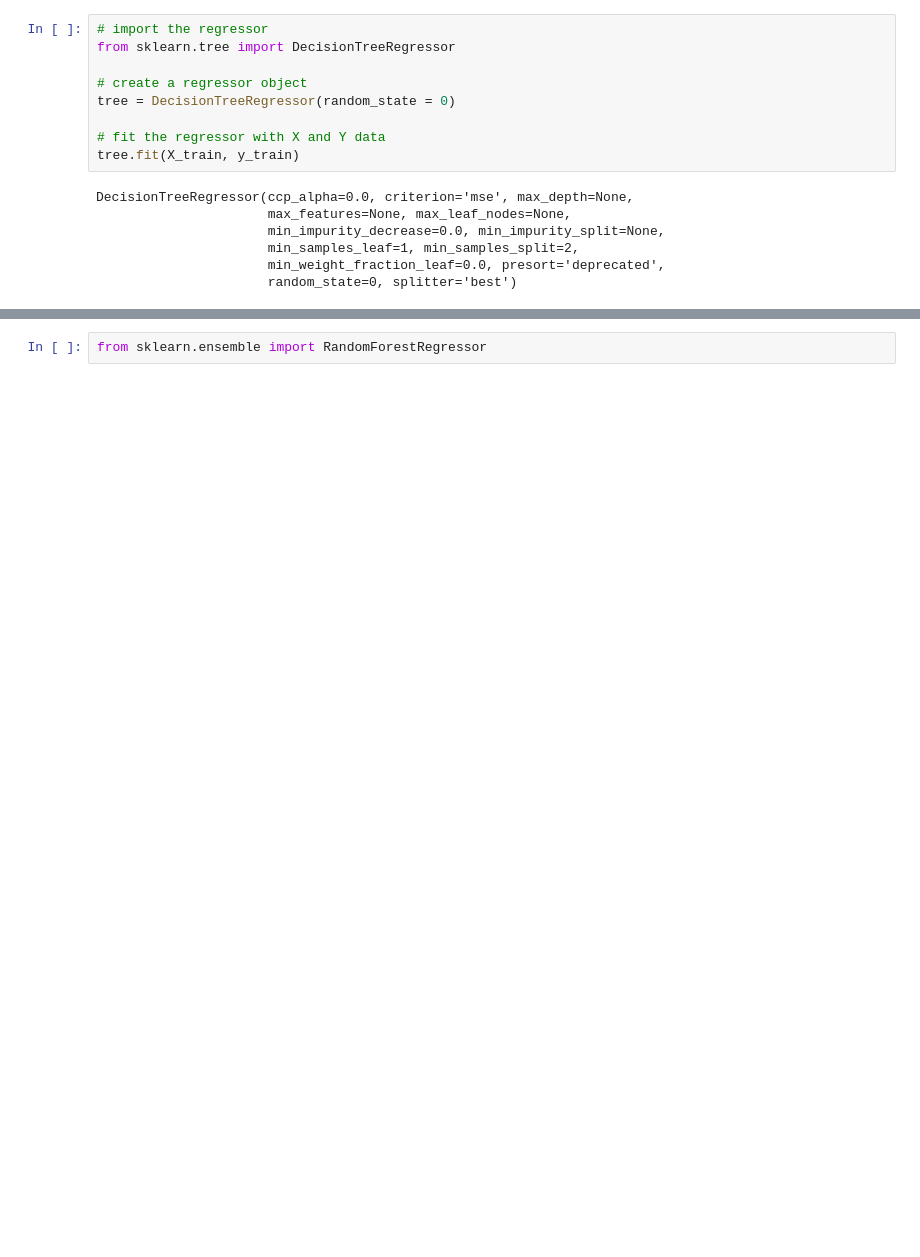
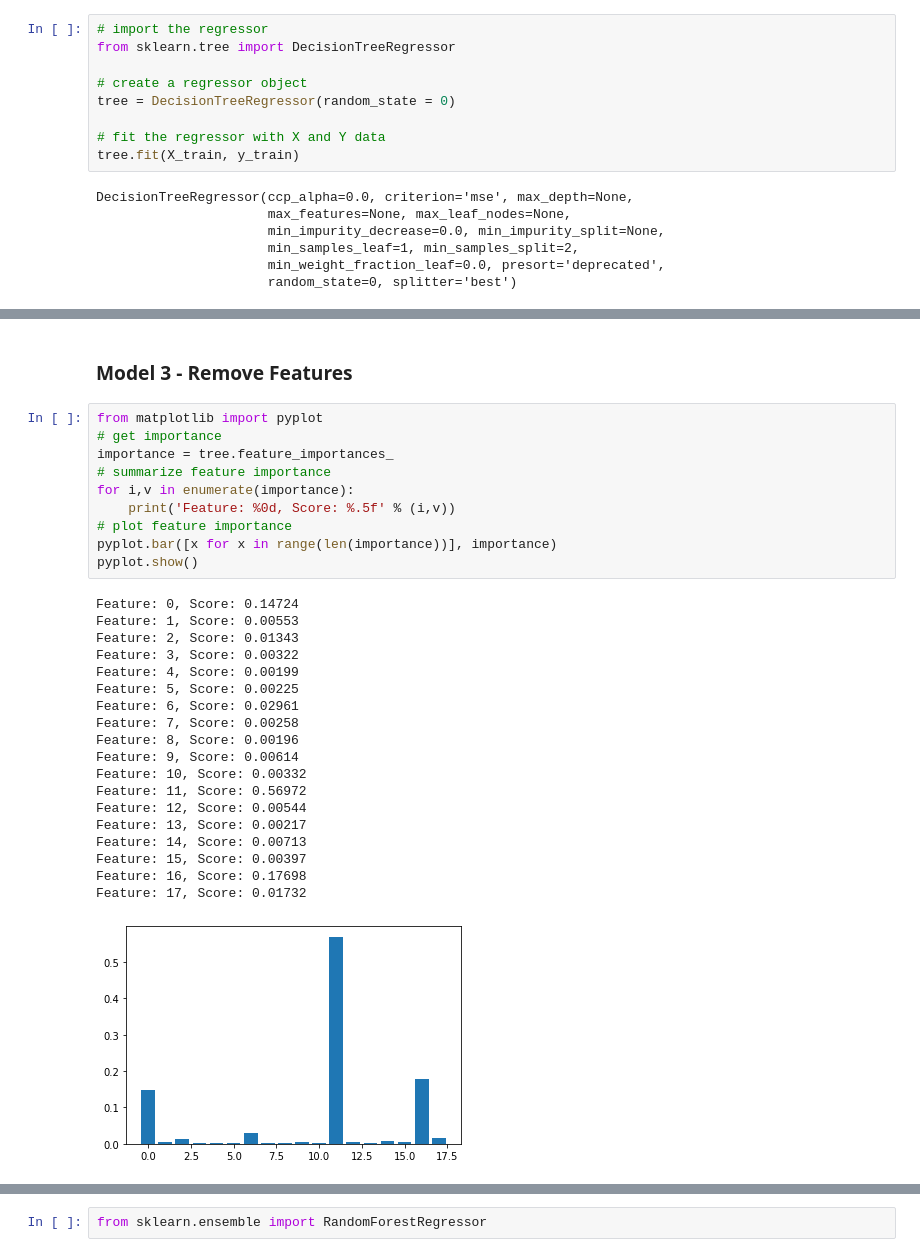
Before and after one commit to crsimmons1/lifeexpectancy, a Jupyter notebook: Regression/RDecisionTree.ipynb, the cells around one changed output, grey strips where cells are left out. Saved outputs shown, nothing was run; the diff lists cells and outputs as text; blank space fills up the shorter version.

```diff
--- a/Regression/RDecisionTree.ipynb
+++ b/Regression/RDecisionTree.ipynb
@@ -117,0 +130,32 @@ pd.DataFrame(RESULTS)
+# %% [markdown]
+### Model 3 - Remove Features
+# %%
+from matplotlib import pyplot
+# get importance
+importance = tree.feature_importances_
+# summarize feature importance
+for i,v in enumerate(importance):
+	print('Feature: %0d, Score: %.5f' % (i,v))
+# plot feature importance
+pyplot.bar([x for x in range(len(importance))], importance)
+pyplot.show()
+# %% [output]
+Feature: 0, Score: 0.14724
+Feature: 1, Score: 0.00553
+Feature: 2, Score: 0.01343
+Feature: 3, Score: 0.00322
+Feature: 4, Score: 0.00199
+Feature: 5, Score: 0.00225
+Feature: 6, Score: 0.02961
+Feature: 7, Score: 0.00258
+Feature: 8, Score: 0.00196
+Feature: 9, Score: 0.00614
+Feature: 10, Score: 0.00332
+Feature: 11, Score: 0.56972
+Feature: 12, Score: 0.00544
+Feature: 13, Score: 0.00217
+Feature: 14, Score: 0.00713
+Feature: 15, Score: 0.00397
+Feature: 16, Score: 0.17698
+Feature: 17, Score: 0.01732
+[figure, added]
```
Also changed, not shown: parts of 37 cells of this notebook.
